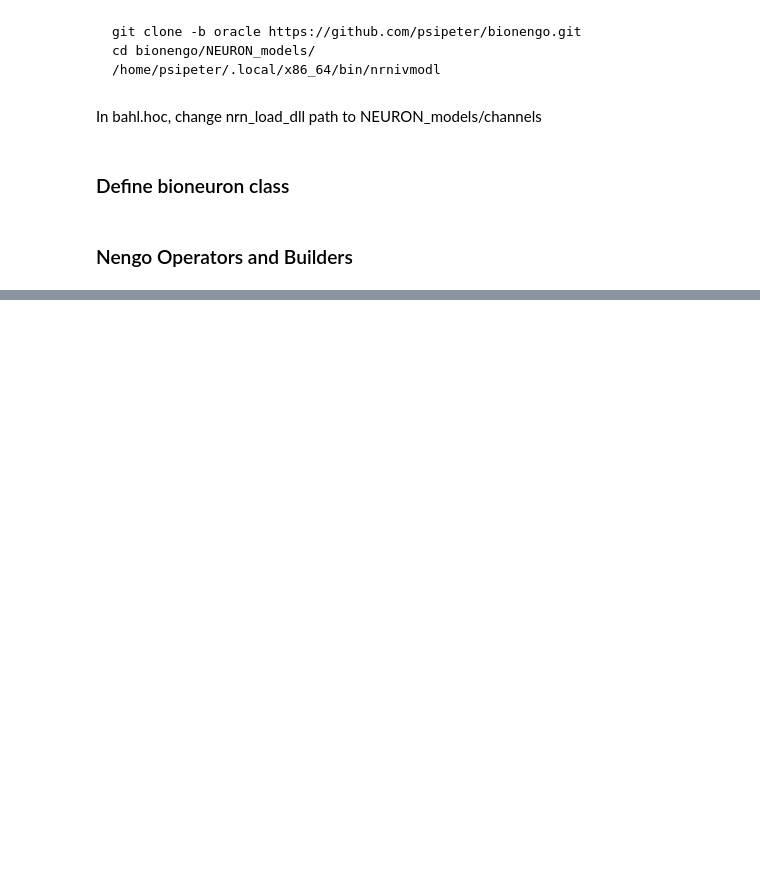
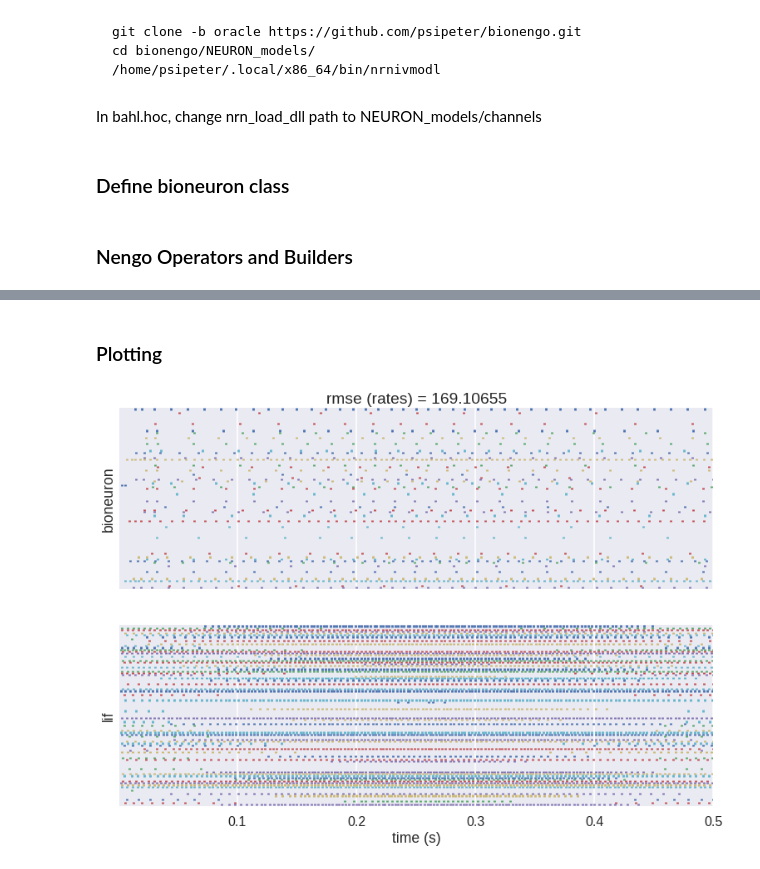
Before and after one commit to MrBananaHuman/bionengo, a Jupyter notebook: bioneuron_oracle.ipynb, the cells around one changed output, grey strips where cells are left out. Drawn from its saved outputs; the diff is of its cells as text; code cells hidden in the pictures; blank space fills up the shorter version.

```diff
--- a/bioneuron_oracle.ipynb
+++ b/bioneuron_oracle.ipynb
@@ -256,0 +251,14 @@ dim=1
+# %%
+with nengo.Network(label='preliminary') as pre_model:
+    stim = nengo.Node(lambda t: np.sin(t))
+    pre_pre=nengo.Ensemble(n_neurons=100,dimensions=dim,seed=3,label='pre')
+    pre_lif=nengo.Ensemble(n_neurons=n_neurons,dimensions=dim,neuron_type=nengo.LIF(),label='lif',seed=ens_seed)
+    nengo.Connection(stim,pre_pre,synapse=None)
+    conn=nengo.Connection(pre_pre,pre_lif,synapse=tau)
+
+with nengo.Simulator(pre_model,dt=dt) as pre_sim:
+    pre_sim.run(0.001)
+
+lif_encoders=pre_sim.data[pre_lif].encoders
+lif_gains=pre_sim.data[pre_lif].gain
+syn_locations=rng.uniform(0,1,size=(input_decoders.shape[0],n_syn))
@@ -256,0 +270,4 @@ dim=1
+# %%
+encoders=np.array([lif_encoders[i]*lif_gains[i] for i in range (n_neurons)])
+encoders/=10.0
+# encoders
@@ -257,9 +276,9 @@ dim=1
 # %%
 with nengo.Network() as model:
-    stim = nengo.Node(lambda t: np.sin(t))
+    stim = nengo.Node(lambda t: np.sin(2*np.pi*t))
     pre=nengo.Ensemble(n_neurons=100,dimensions=dim,seed=3,label='pre')
     bio=nengo.Ensemble(n_neurons=n_neurons,dimensions=dim,label='bio',seed=ens_seed,
-                       neuron_type=BahlNeuron(n_neurons,dim,encoders,input_decoders,'bio'))
+                       neuron_type=BahlNeuron(n_neurons,dim,encoders,syn_locations,'bio'))
     lif=nengo.Ensemble(n_neurons=n_neurons,dimensions=dim,neuron_type=nengo.LIF(),label='lif',seed=ens_seed)
     direct=nengo.Ensemble(n_neurons=1,dimensions=dim,neuron_type=nengo.Direct(),label='direct')
 
@@ -279,0 +297,3 @@ NameError: name 'P' is not defined
+# %%
+with nengo.Simulator(model,dt=dt) as sim:
+    sim.run(t_final)
@@ -279,0 +303,21 @@ NameError: name 'P' is not defined
+# %% [markdown]
+### Plotting
+# %%
+from nengo.utils.matplotlib import rasterplot
+sns.set(context='poster')
+bio_rates=np.array([nengo.Lowpass(tau).filt(
+                    sim.data[probe_bio_spikes][:,nrn],dt=dt)
+                    for nrn in range(sim.data[probe_bio_spikes].shape[1])]).T
+lif_rates=np.array([nengo.Lowpass(tau).filt(
+                    sim.data[probe_lif_spikes][:,nrn],dt=dt)
+                    for nrn in range(sim.data[probe_lif_spikes].shape[1])]).T
+rmse_rates=np.sqrt(np.average((bio_rates-lif_rates)**2))
+
+figure, (ax1,ax2) = plt.subplots(2,1,sharex=True)
+rasterplot(sim.trange(),sim.data[probe_bio_spikes],ax=ax1,use_eventplot=True)
+ax1.set(ylabel='bioneuron',yticks=([]),title='rmse (rates) = %.5f'%rmse_rates)
+rasterplot(sim.trange(),sim.data[probe_lif_spikes],ax=ax2,use_eventplot=True)
+ax2.set(xlabel='time (s)',ylabel='lif',yticks=([]))
+plt.show()
+# %% [output]
+[figure, added]
```
Also changed, not shown: parts of 15 cells of this notebook.
